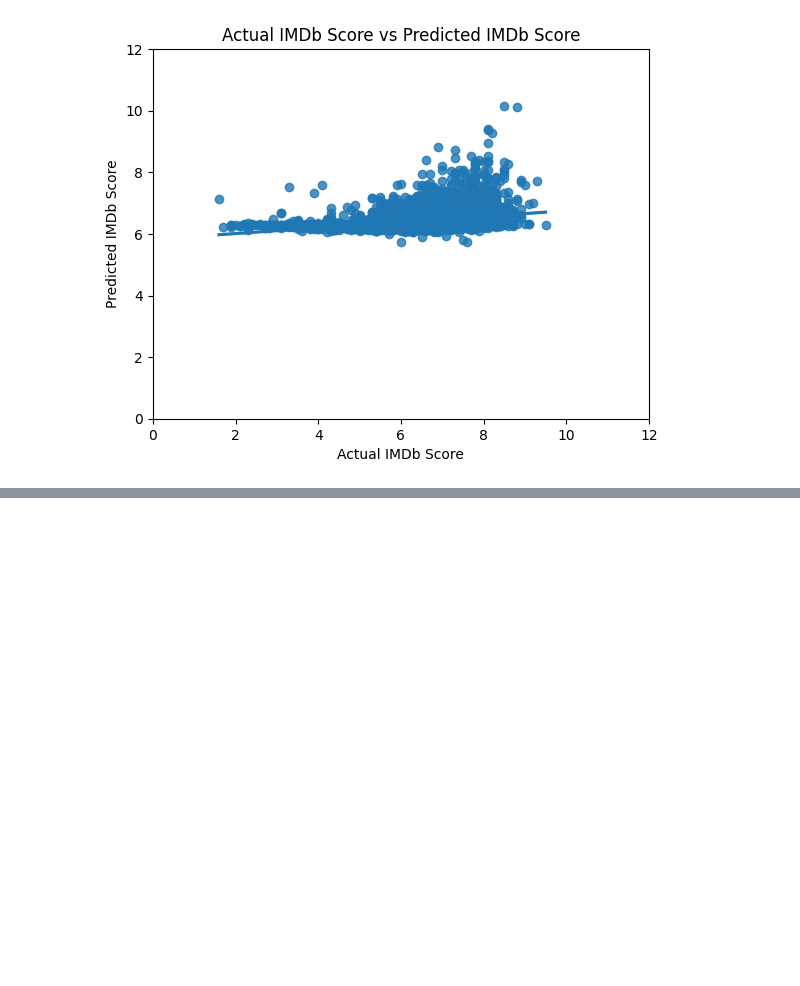
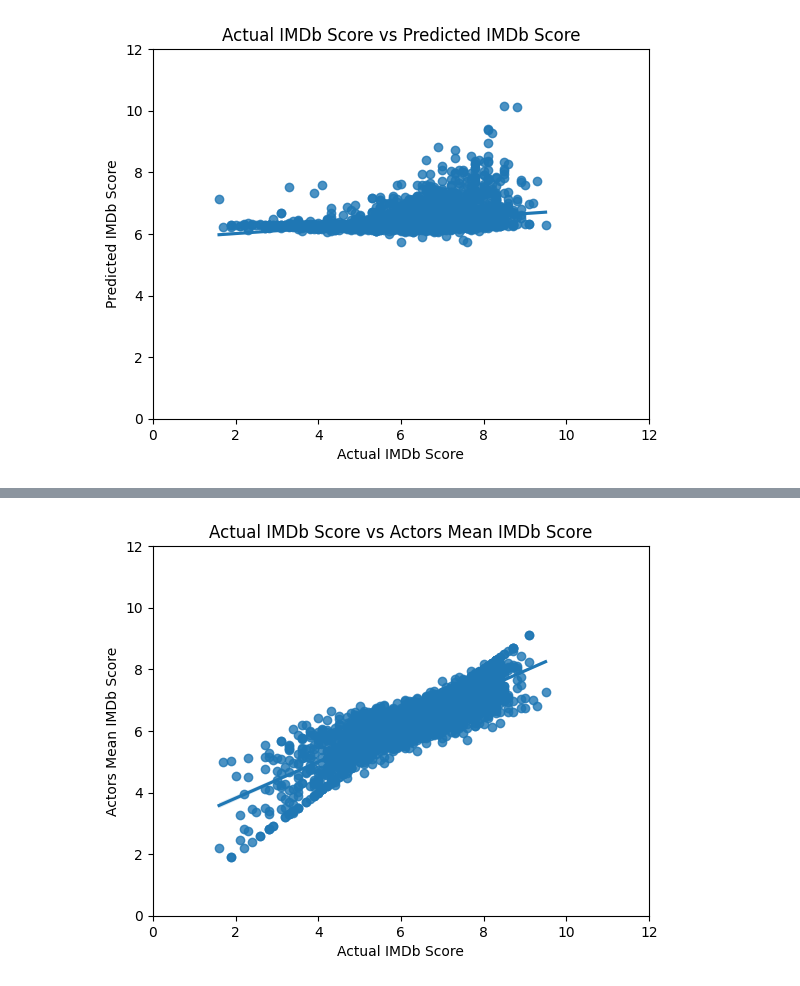
Before and after one commit to LC-Projects/imdb, a Jupyter notebook: answers.ipynb, the cells around one changed output, grey strips where cells are left out. Drawn from its saved outputs; the diff is of its cells as text; code cells hidden in the pictures; blank space fills up the shorter version.

```diff
--- a/answers.ipynb
+++ b/answers.ipynb
@@ -118,0 +276,13 @@ plt.show()
+# %%
+# Sans predict
+import matplotlib.pyplot as plt
+import seaborn as sns
+sns.regplot(x='imdb_score', y='actors_mean_imdb_score', data=df)
+plt.xlabel('Actual IMDb Score')
+plt.ylabel('Actors Mean IMDb Score')
+plt.title('Actual IMDb Score vs Actors Mean IMDb Score')
+plt.xlim(0, 12)
+plt.ylim(0, 12)
+plt.show()
+# %% [output]
+[figure, added]
```
Also changed, not shown: parts of 19 cells of this notebook, 1 other file.
